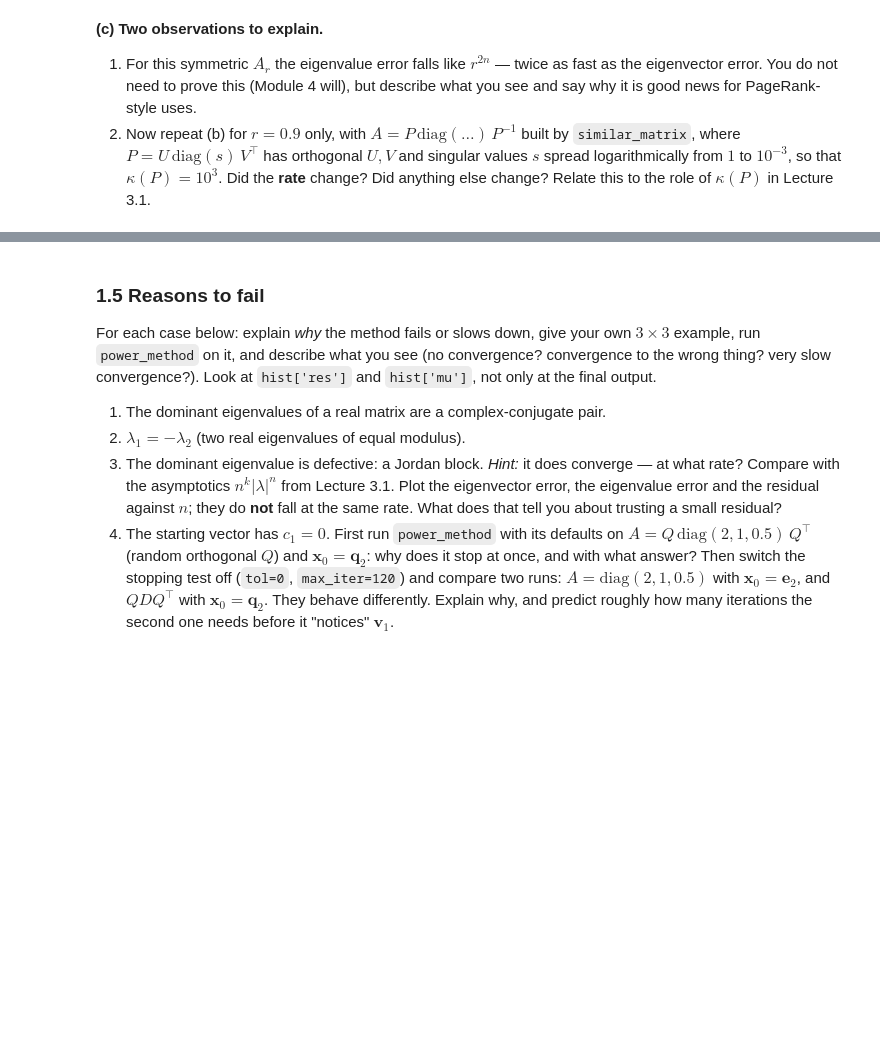
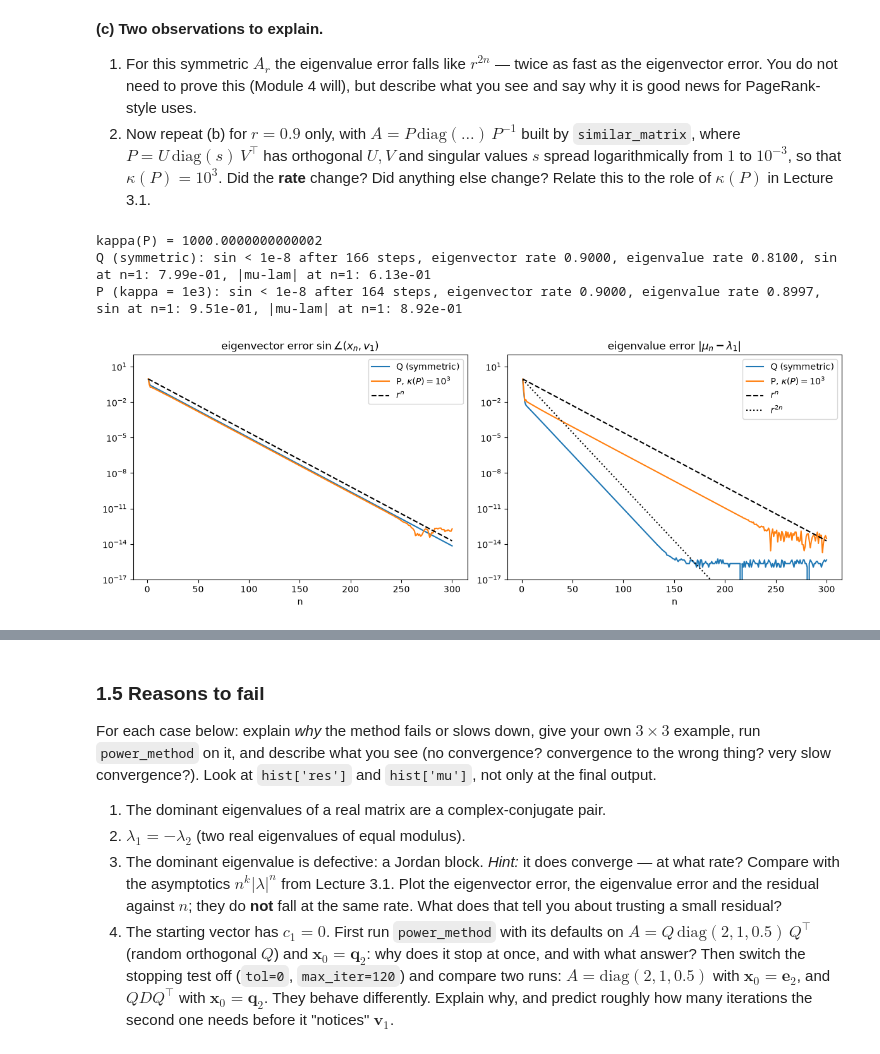
Before and after one commit to CallMeLiubomyr/la-lab1, a Jupyter notebook: laba2/lab2-coreA-power_iteration.ipynb, the cells around one changed output, grey strips where cells are left out. Cells and saved outputs as stored; diff of their text form; code cells hidden in the pictures; blank space fills up the shorter version.

```diff
--- a/laba2/lab2-coreA-power_iteration.ipynb
+++ b/laba2/lab2-coreA-power_iteration.ipynb
@@ -239,6 +239,57 @@ r = 0.99: predicted 1833 iterations, measured 1810 iterations
 2. Now repeat (b) for $r = 0.9$ only, with $A = P\,\mathrm{diag}(\dots)\,P^{-1}$ built by `similar_matrix`, where $P = U\,\mathrm{diag}(s)\,V^\top$ has orthogonal $U, V$ and singular values $s$ spread logarithmically from $1$ to $10^{-3}$, so that $\kappa(P) = 10^3$. Did the **rate** change? Did anything else change? Relate this to the role of $\kappa(P)$ in Lecture 3.1.
 # %%
 # YOUR CODE HERE for (c)2
+r = 0.9
+steps = 300
+eigs = np.concatenate(([1.0, r], np.linspace(-0.3 * r, 0.3 * r, k - 2)))
+
+# symmetric case again, to compare with
+A_sym = Q @ np.diag(eigs) @ Q.T
+vec_sym, val_sym = power_errors(A_sym, Q[:, 0], 1.0, steps, x0)
+
+# non-symmetric case with kappa(P) = 1e3
+U = random_orthogonal(k)
+V = random_orthogonal(k)
+s = np.logspace(0, -3, k)
+P = (U * s) @ V.T
+print('kappa(P) =', np.linalg.cond(P))
+
+A_P = similar_matrix(eigs, P)
+vec_P, val_P = power_errors(A_P, P[:, 0], 1.0, steps, x0)
+
+n = np.arange(1, steps + 1)
+for name, vec_err, val_err in (('Q (symmetric)', vec_sym, val_sym), ('P (kappa = 1e3)', vec_P, val_P)):
+    measured = np.argmax(vec_err <= 1e-8) + 1
+    # slope of log(error) on the straight part = rate per step
+    rate_vec = np.exp(np.polyfit(n[50:150], np.log(vec_err[50:150]), 1)[0])
+    rate_val = np.exp(np.polyfit(n[20:100], np.log(val_err[20:100]), 1)[0])
+    print(f'{name}: sin < 1e-8 after {measured} steps, '
+          f'eigenvector rate {rate_vec:.4f}, eigenvalue rate {rate_val:.4f}, '
+          f'sin at n=1: {vec_err[0]:.2e}, |mu-lam| at n=1: {val_err[0]:.2e}')
+
+fig, axes = plt.subplots(1, 2, figsize=(12, 4.5))
+axes[0].semilogy(n, vec_sym, label='Q (symmetric)')
+axes[0].semilogy(n, vec_P, label=r'P, $\kappa(P)=10^3$')
+axes[0].semilogy(n, r ** n, 'k--', label=r'$r^n$')
+axes[0].set_title(r'eigenvector error $\sin\angle(x_n, v_1)$')
+
+axes[1].semilogy(n, val_sym, label='Q (symmetric)')
+axes[1].semilogy(n, val_P, label=r'P, $\kappa(P)=10^3$')
+axes[1].semilogy(n, r ** n, 'k--', label=r'$r^n$')
+axes[1].semilogy(n, r ** (2 * n), 'k:', label=r'$r^{2n}$')
+axes[1].set_title(r'eigenvalue error $|\mu_n - \lambda_1|$')
+
+for ax in axes:
+    ax.set_xlabel('n')
+    ax.set_ylim(1e-17, 1e2)
+    ax.legend()
+plt.tight_layout()
+plt.show()
+# %% [output]
+kappa(P) = 1000.0000000000002
+Q (symmetric): sin < 1e-8 after 166 steps, eigenvector rate 0.9000, eigenvalue rate 0.8100, sin at n=1: 7.99e-01, |mu-lam| at n=1: 6.13e-01
+P (kappa = 1e3): sin < 1e-8 after 164 steps, eigenvector rate 0.9000, eigenvalue rate 0.8997, sin at n=1: 9.51e-01, |mu-lam| at n=1: 8.92e-01
+[figure, added]
 # %% [markdown]
 ---
 **Your answer here**
```
Also changed, not shown: parts of 13 cells of this notebook.
